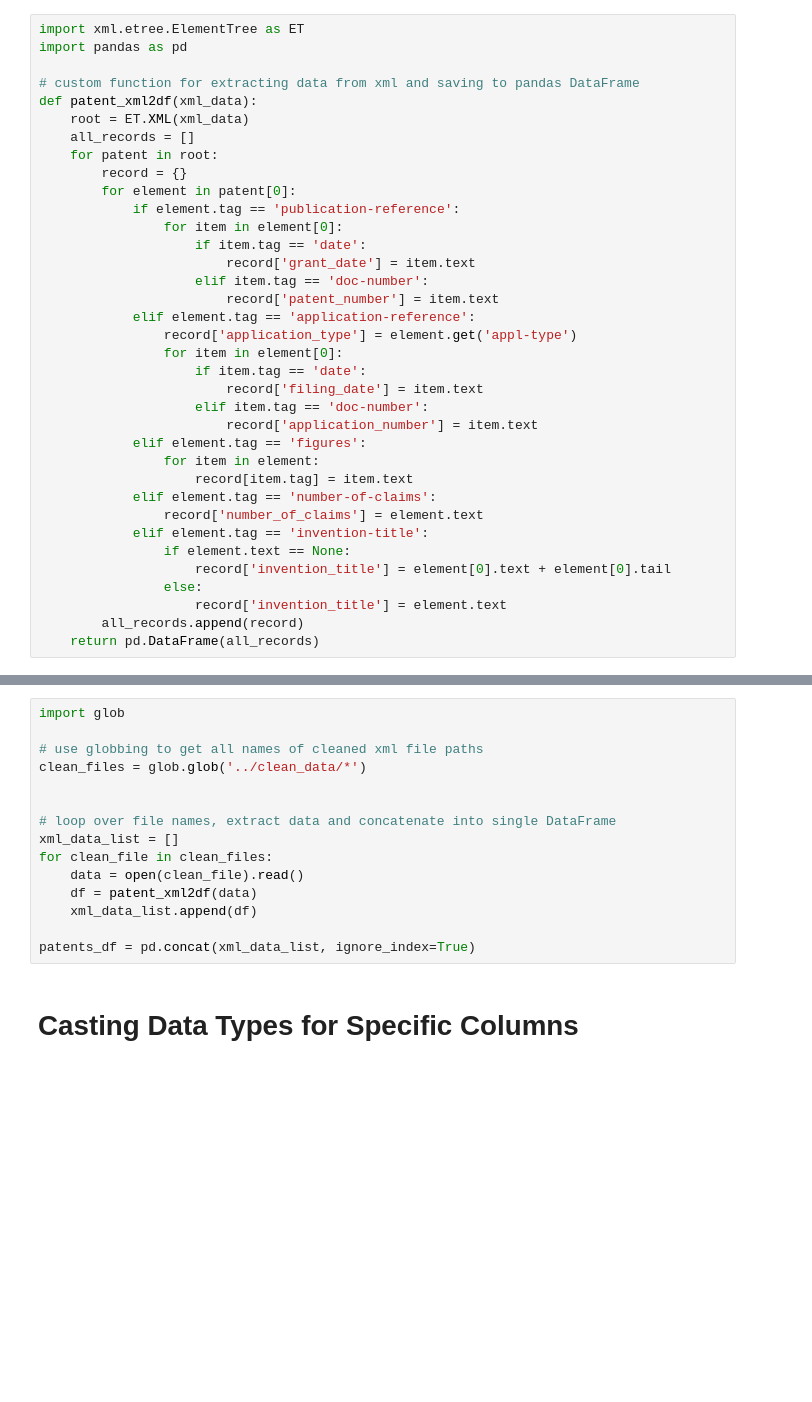
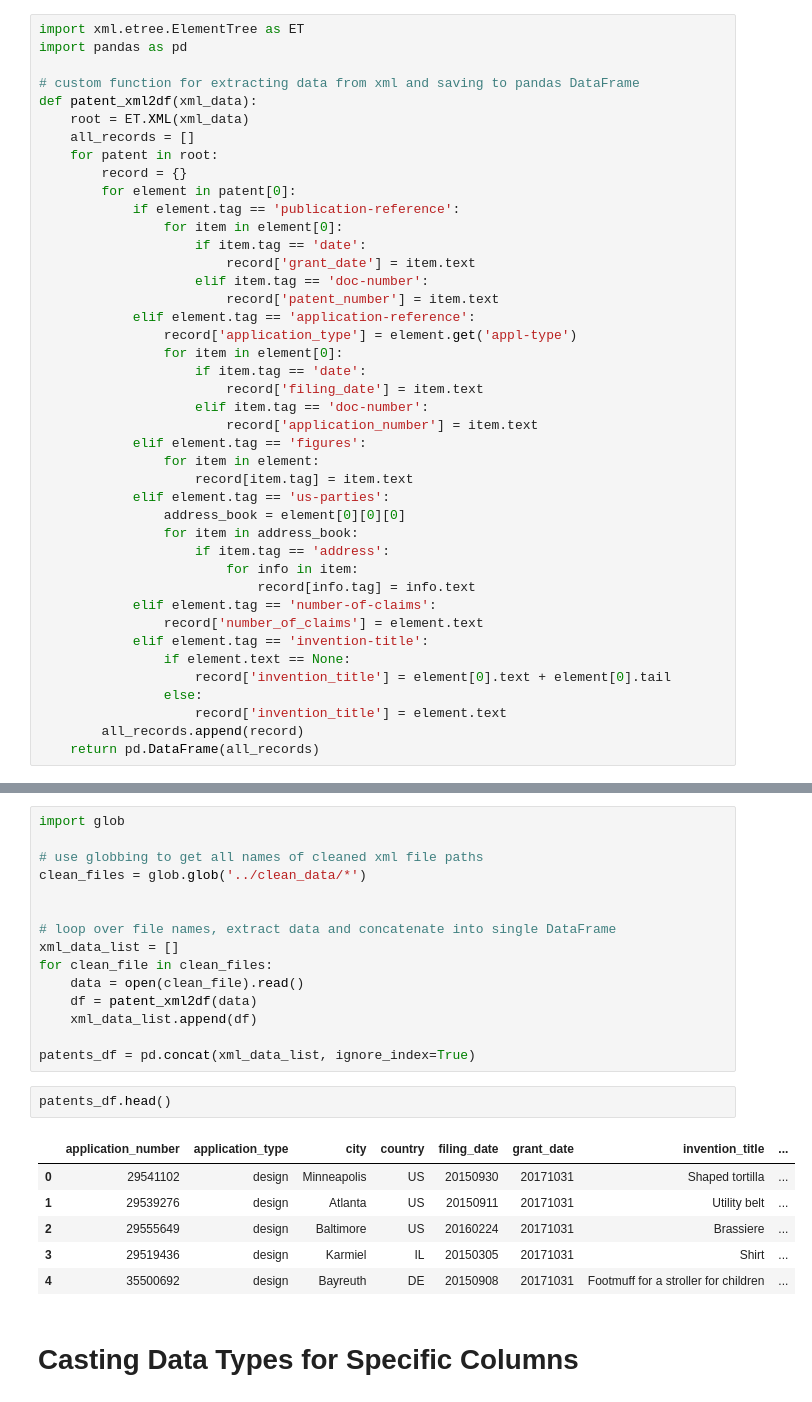
Before and after one commit to jayclare/2017_patent_grants_analytics, a Jupyter notebook: jupyter_notebooks/data_wrangling_and_cleaning.ipynb, the cells around one changed output, grey strips where cells are left out. Saved outputs shown, nothing was run; the diff lists cells and outputs as text; blank space fills up the shorter version.

```diff
--- a/jupyter_notebooks/data_wrangling_and_cleaning.ipynb
+++ b/jupyter_notebooks/data_wrangling_and_cleaning.ipynb
@@ -29,6 +29,12 @@ def patent_xml2df(xml_data):
             elif element.tag == 'figures':
                 for item in element:
                     record[item.tag] = item.text
+            elif element.tag == 'us-parties':
+                address_book = element[0][0][0]
+                for item in address_book:
+                    if item.tag == 'address':
+                        for info in item:
+                            record[info.tag] = info.text
             elif element.tag == 'number-of-claims':
                 record['number_of_claims'] = element.text
             elif element.tag == 'invention-title':
@@ -56,6 +62,15 @@ for clean_file in clean_files:
     xml_data_list.append(df)
 
 patents_df = pd.concat(xml_data_list, ignore_index=True)
+# %%
+patents_df.head()
+# %% [output]
+|  | application_number | application_type | city | country | filing_date | grant_date | invention_title | ... |
+| 0 | 29541102 | design | Minneapolis | US | 20150930 | 20171031 | Shaped tortilla | ... |
+| 1 | 29539276 | design | Atlanta | US | 20150911 | 20171031 | Utility belt | ... |
+| 2 | 29555649 | design | Baltimore | US | 20160224 | 20171031 | Brassiere | ... |
+| 3 | 29519436 | design | Karmiel | IL | 20150305 | 20171031 | Shirt | ... |
+| 4 | 35500692 | design | Bayreuth | DE | 20150908 | 20171031 | Footmuff for a stroller for children | ... |
 # %% [markdown]
 # Casting Data Types for Specific Columns
 # %%
```
Also changed, not shown: parts of 6 cells of this notebook, 3 other files.
